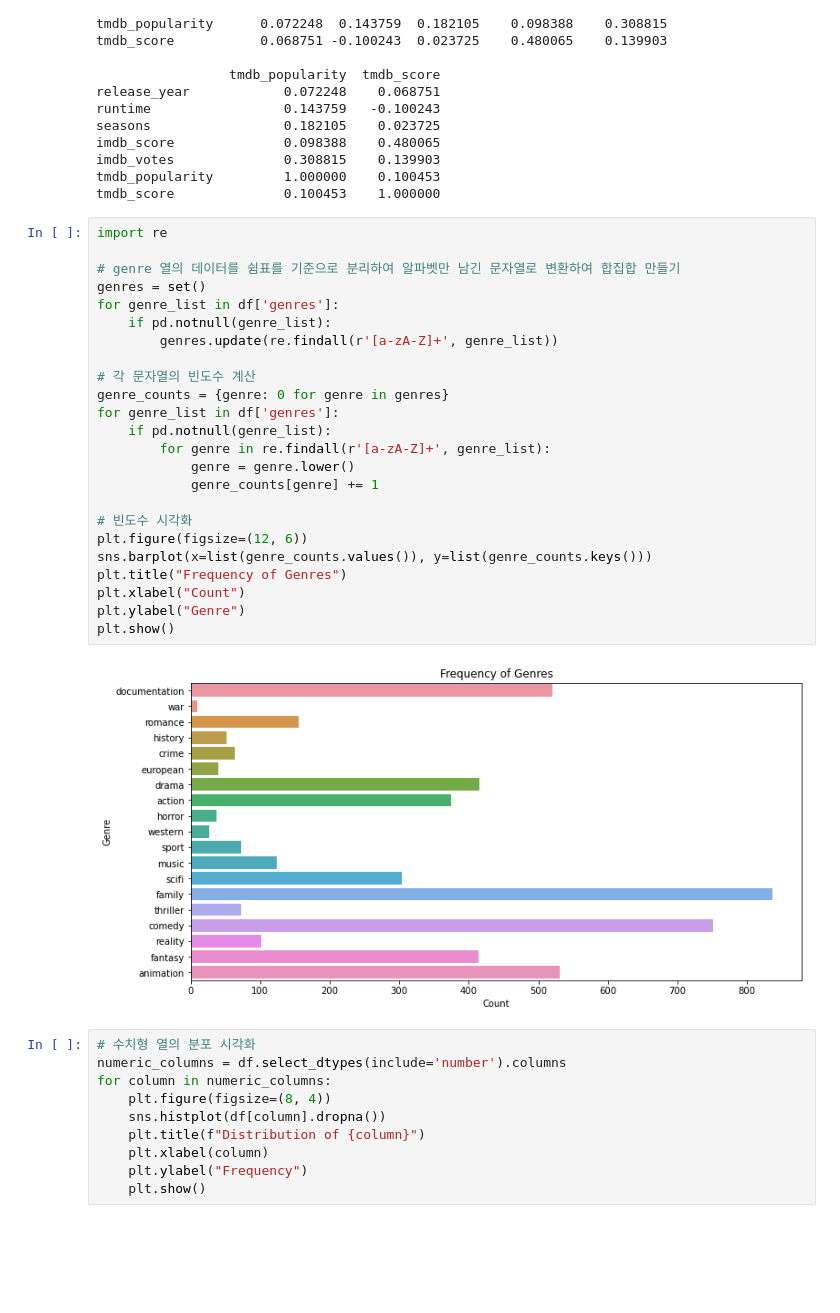
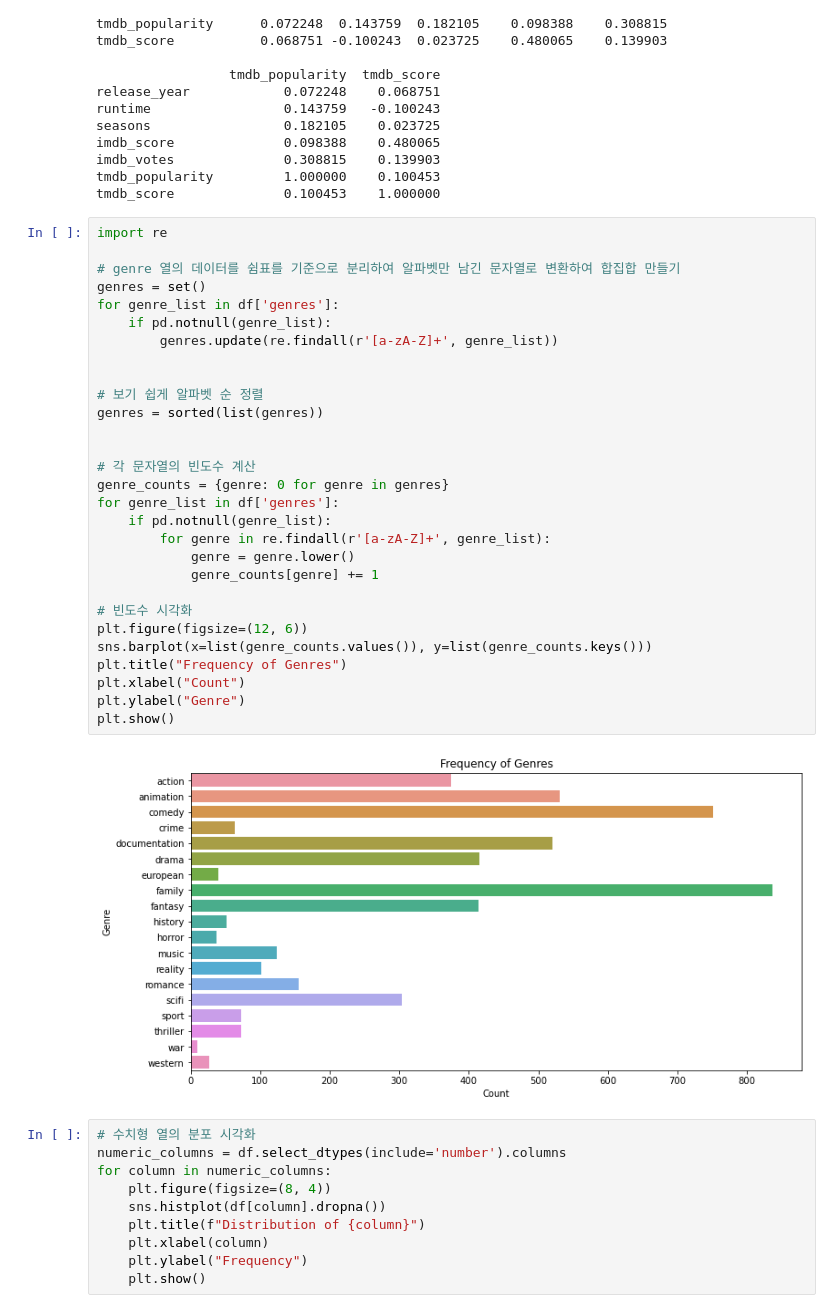
Before and after one commit to SoulTree-Lovers/DataScienceProject, a Jupyter notebook: SM/Disney_plus_EDA.ipynb, the cells around one changed output. Drawn from its saved outputs; the diff is of its cells as text; blank space fills up the shorter version.

```diff
--- a/SM/Disney_plus_EDA.ipynb
+++ b/SM/Disney_plus_EDA.ipynb
@@ -149,29 +145,34 @@ tmdb_score              0.100453    1.000000
 # %%
 import re
 
 # genre 열의 데이터를 쉼표를 기준으로 분리하여 알파벳만 남긴 문자열로 변환하여 합집합 만들기
 genres = set()
 for genre_list in df['genres']:
     if pd.notnull(genre_list):
         genres.update(re.findall(r'[a-zA-Z]+', genre_list))
+
+
+# 보기 쉽게 알파벳 순 정렬
+genres = sorted(list(genres))
+
 
 # 각 문자열의 빈도수 계산
 genre_counts = {genre: 0 for genre in genres}
 for genre_list in df['genres']:
     if pd.notnull(genre_list):
         for genre in re.findall(r'[a-zA-Z]+', genre_list):
             genre = genre.lower()
             genre_counts[genre] += 1
 
 # 빈도수 시각화
 plt.figure(figsize=(12, 6))
 sns.barplot(x=list(genre_counts.values()), y=list(genre_counts.keys()))
 plt.title("Frequency of Genres")
 plt.xlabel("Count")
 plt.ylabel("Genre")
 plt.show()
 # %% [output]
-[figure, old version]
+[figure, new version]
 # %%
 # 수치형 열의 분포 시각화
 numeric_columns = df.select_dtypes(include='number').columns
```
Also changed, not shown: parts of 5 cells of this notebook, 5 other files.
